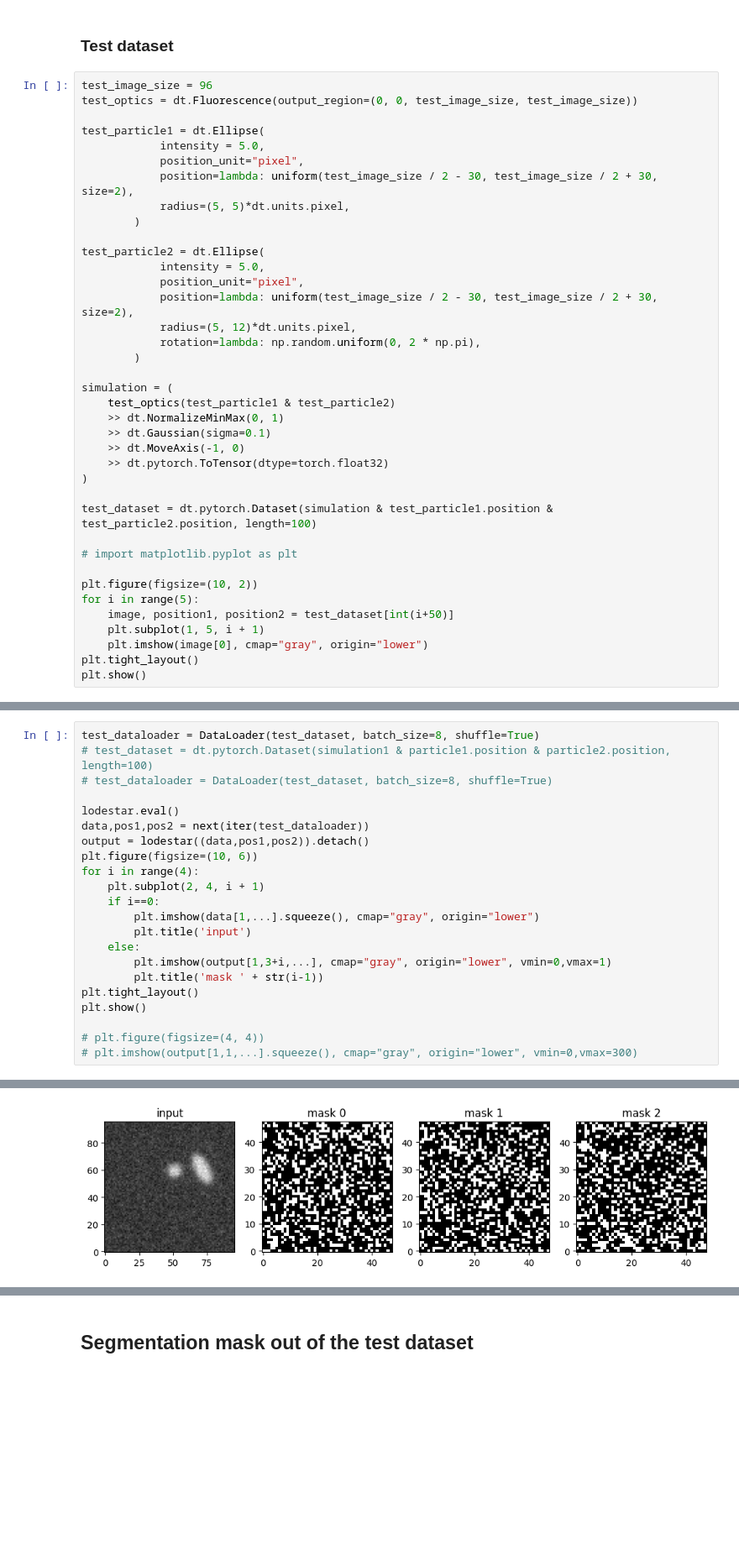
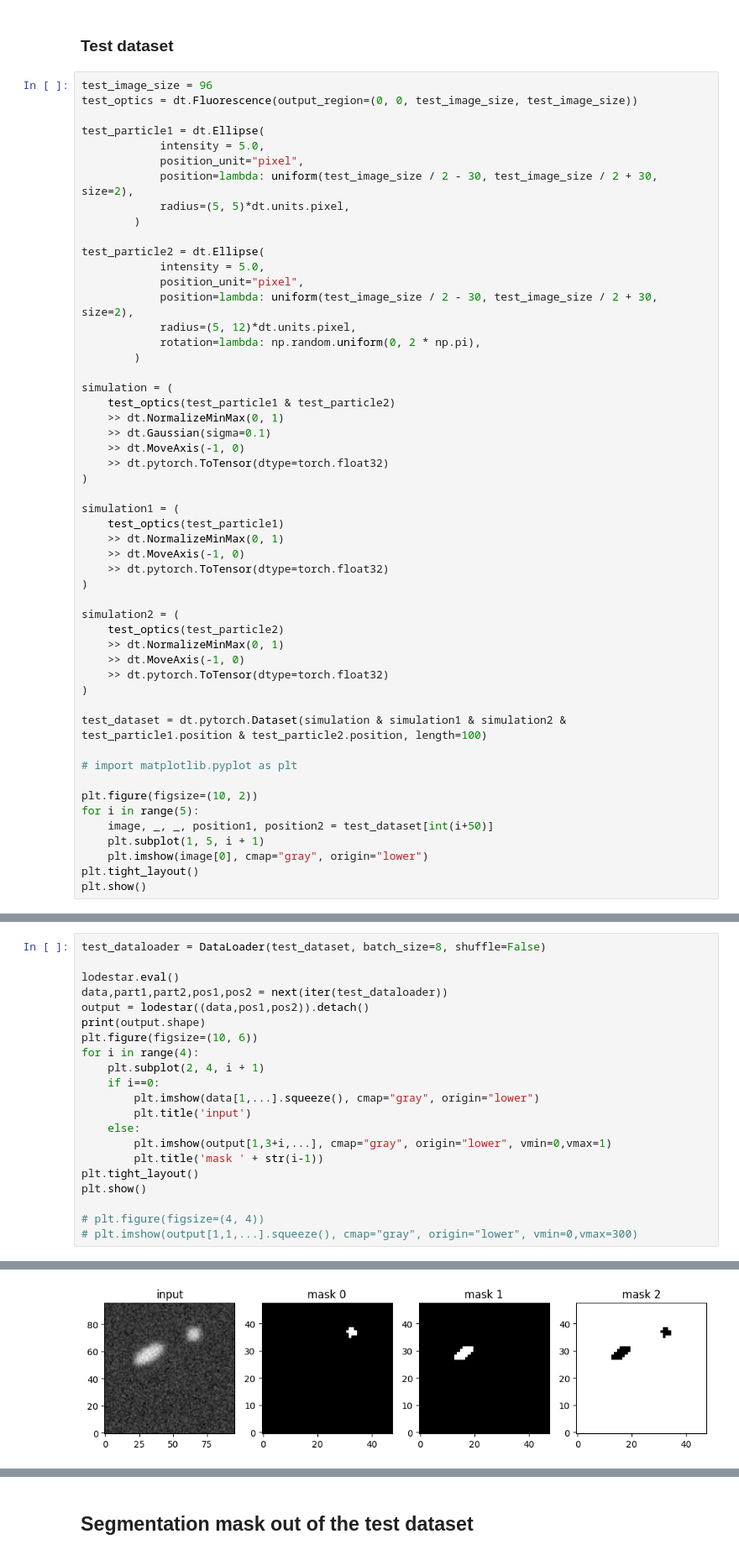
Before and after one commit to AlonsoCid/TFM_LodeSTAR, a Jupyter notebook: lodestar2.ipynb, the cells around one changed output, grey strips where cells are left out. Shown at 84% size. Cells and saved outputs as stored; diff of their text form; blank space fills up the shorter version.

```diff
--- a/lodestar2.ipynb
+++ b/lodestar2.ipynb
@@ -473,13 +470,27 @@ simulation = (
     >> dt.pytorch.ToTensor(dtype=torch.float32)
 )
 
-test_dataset = dt.pytorch.Dataset(simulation & test_particle1.position & test_particle2.position, length=100)
+simulation1 = (
+    test_optics(test_particle1)
+    >> dt.NormalizeMinMax(0, 1)
+    >> dt.MoveAxis(-1, 0)
+    >> dt.pytorch.ToTensor(dtype=torch.float32)
+)
+
+simulation2 = (
+    test_optics(test_particle2)
+    >> dt.NormalizeMinMax(0, 1)
+    >> dt.MoveAxis(-1, 0)
+    >> dt.pytorch.ToTensor(dtype=torch.float32)
+)
+
+test_dataset = dt.pytorch.Dataset(simulation & simulation1 & simulation2 & test_particle1.position & test_particle2.position, length=100)
 
 # import matplotlib.pyplot as plt
 
 plt.figure(figsize=(10, 2))
 for i in range(5):
-	image, position1, position2 = test_dataset[int(i+50)]
+	image, _, _, position1, position2 = test_dataset[int(i+50)]
 	plt.subplot(1, 5, i + 1)
 	plt.imshow(image[0], cmap="gray", origin="lower")
 plt.tight_layout()
@@ -489,11 +500,10 @@ plt.show()
 # %%
-test_dataloader = DataLoader(test_dataset, batch_size=8, shuffle=True)
-# test_dataset = dt.pytorch.Dataset(simulation1 & particle1.position & particle2.position, length=100)
-# test_dataloader = DataLoader(test_dataset, batch_size=8, shuffle=True)
+test_dataloader = DataLoader(test_dataset, batch_size=8, shuffle=False)
 
 lodestar.eval()
-data,pos1,pos2 = next(iter(test_dataloader))
+data,part1,part2,pos1,pos2 = next(iter(test_dataloader))
 output = lodestar((data,pos1,pos2)).detach()
+print(output.shape)
 plt.figure(figsize=(10, 6))
 for i in range(4):
 	plt.subplot(2, 4, i + 1)
@@ -512 +523 @@ plt.show()
-[figure, old version]
+[figure, new version]
```
Also changed, not shown: parts of 14 cells of this notebook.
